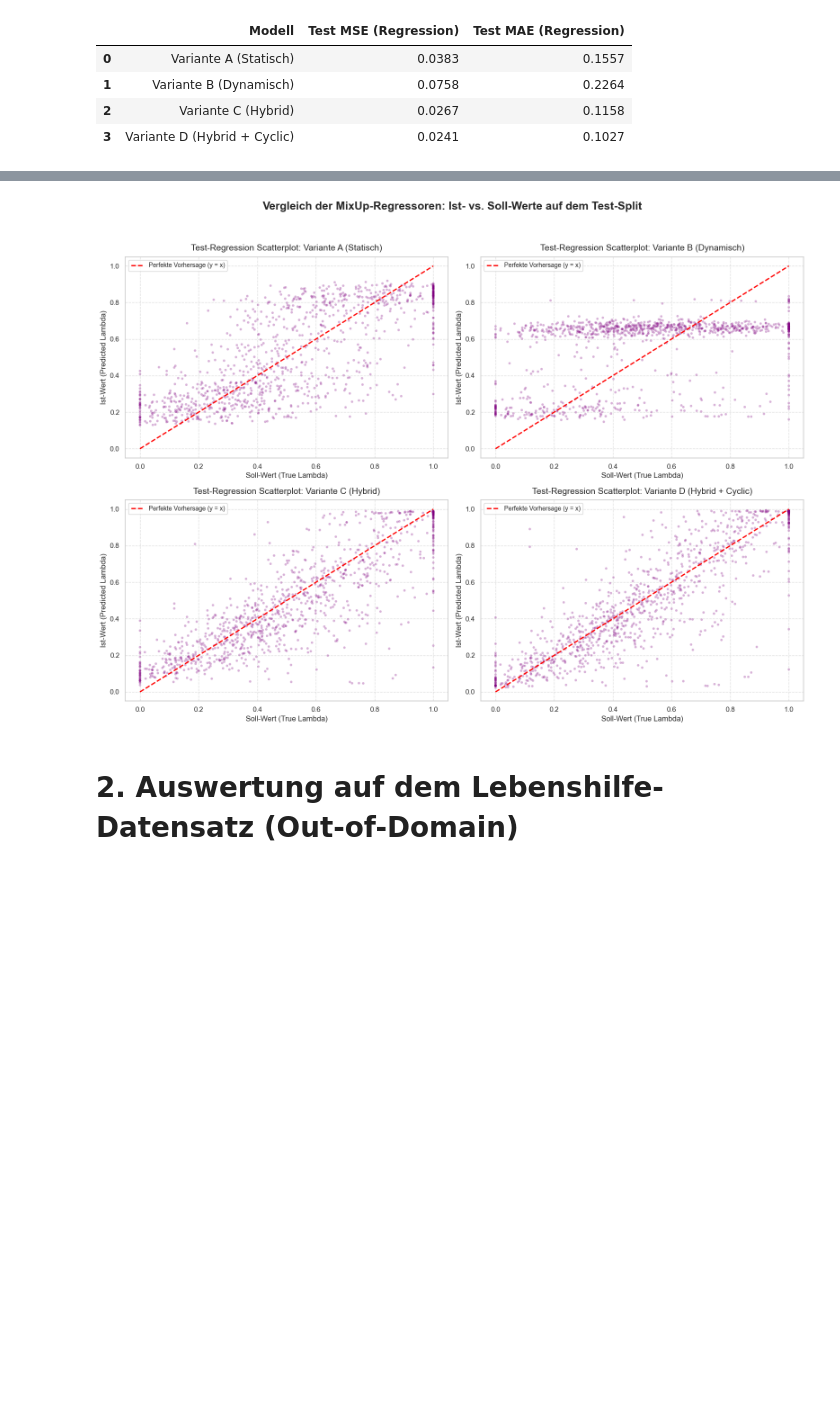
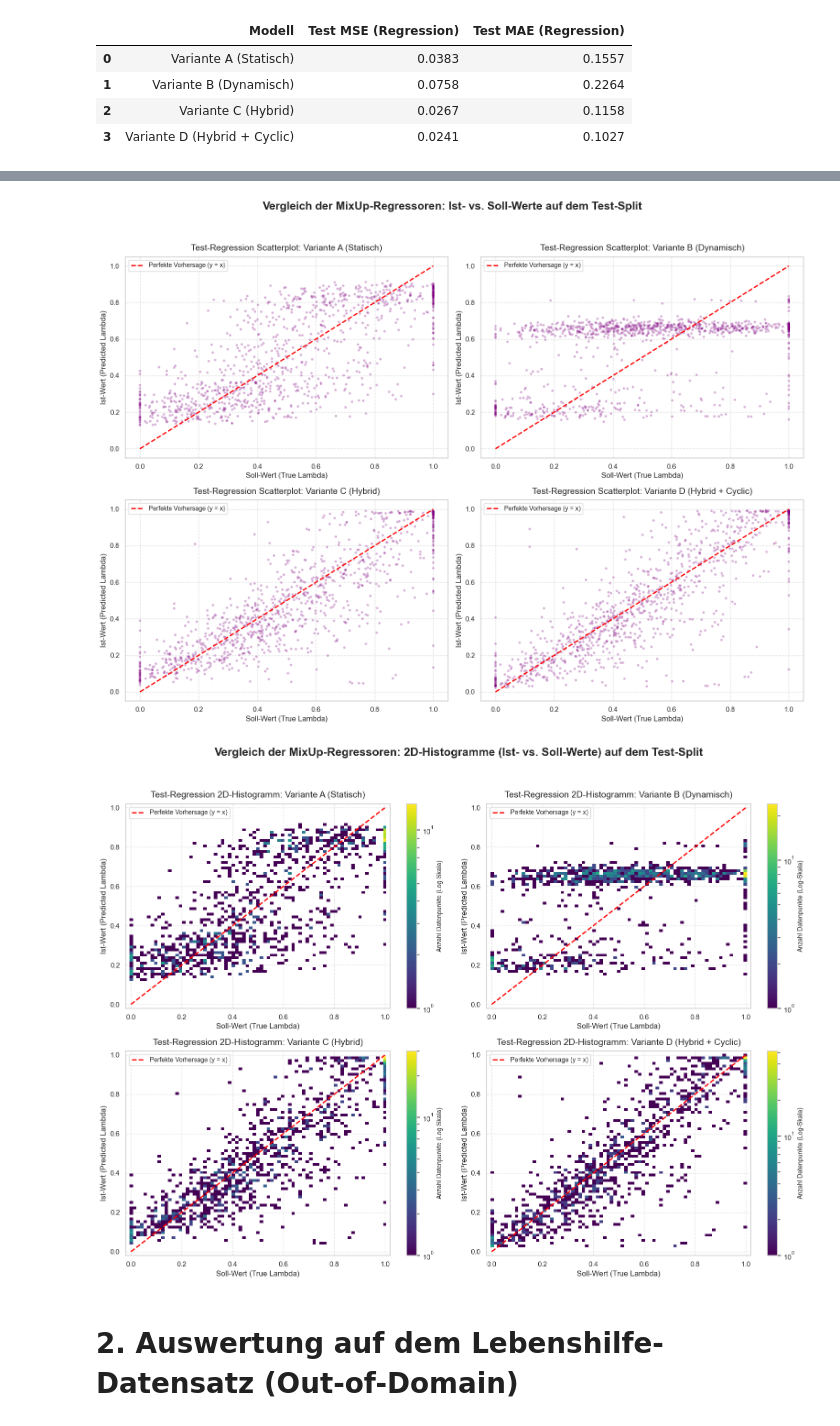
Before and after one commit to mcfiet/master-thesis, a Jupyter notebook: notebooks/4_mixup_model_evaluation.ipynb, the cells around one changed output, grey strips where cells are left out. Saved outputs shown, nothing was run; the diff lists cells and outputs as text; code cells hidden in the pictures; blank space fills up the shorter version.

```diff
--- a/notebooks/4_mixup_model_evaluation.ipynb
+++ b/notebooks/4_mixup_model_evaluation.ipynb
@@ -405,7 +447,7 @@ Regressionsergebnisse auf dem Test-Split (Mixup):
 | 2 | Variante C (Hybrid) | 0.0267 | 0.1158 |
 | 3 | Variante D (Hybrid + Cyclic) | 0.0241 | 0.1027 |
 # %%
-# 1.4. Visualisierung der Regression auf dem Test-Split (KDE-Dichte und Scatterplots)
+# 1.4. Visualisierung der Regression auf dem Test-Split (KDE-Dichte, Scatterplots und 2D-Histogramme)
 
 # 1.4.1. KDE-Plot der Vorhersagen (gemischt) vs. True Targets
 fig, axes = plt.subplots(2, 2, figsize=(16, 12))
@@ -427,33 +469,63 @@ for i, model_name in enumerate(test_reg_preds.keys()):
 plt.suptitle("Vergleich der MixUp-Regressoren: Vorhersage- vs. Target-Verteilung auf dem gemischten Test-Split", fontsize=18, weight="bold", y=0.98)
 plt.tight_layout(rect=[0, 0, 1, 0.95])
 plt.savefig("../results/mixup_test_regression_kde.png", dpi=300)
 plt.show()
 
 # 1.4.2. Scatterplots Ist- vs. Soll-Wert
 fig, axes = plt.subplots(2, 2, figsize=(16, 12))
 axes = axes.ravel()
 for i, model_name in enumerate(test_reg_preds.keys()):
     all_preds = test_reg_preds[model_name]["preds"]
     all_targets = test_reg_preds[model_name]["targets"]
 
     axes[i].scatter(all_targets, all_preds, alpha=0.3, color="purple", edgecolors='none', s=15)
     axes[i].plot([0, 1], [0, 1], color="red", linestyle="--", linewidth=2, label="Perfekte Vorhersage (y = x)")
 
     axes[i].set_title(f"Test-Regression Scatterplot: {model_name}", fontsize=14, pad=10)
     axes[i].set_xlabel("Soll-Wert (True Lambda)", fontsize=12)
     axes[i].set_ylabel("Ist-Wert (Predicted Lambda)", fontsize=12)
     axes[i].set_xlim(-0.05, 1.05)
     axes[i].set_ylim(-0.05, 1.05)
     axes[i].legend(fontsize=10, loc="upper left")
     axes[i].grid(True, linestyle="--", alpha=0.6)
 
 plt.suptitle("Vergleich der MixUp-Regressoren: Ist- vs. Soll-Werte auf dem Test-Split", fontsize=18, weight="bold", y=0.98)
 plt.tight_layout(rect=[0, 0, 1, 0.95])
 plt.savefig("../results/mixup_test_regression_scatterplot.png", dpi=300)
 plt.show()
+
+# 1.4.3. 2D-Histogramme Ist- vs. Soll-Wert
+fig, axes = plt.subplots(2, 2, figsize=(16, 12))
+axes = axes.ravel()
+for i, model_name in enumerate(test_reg_preds.keys()):
+    all_preds = test_reg_preds[model_name]["preds"]
+    all_targets = test_reg_preds[model_name]["targets"]
+
+    counts, xedges, yedges, im = axes[i].hist2d(
+        all_targets, all_preds, bins=75, range=[[-0.02, 1.02], [-0.02, 1.02]],
+        cmap="viridis", norm=mcolors.LogNorm(), cmin=1
+    )
+    axes[i].plot([0, 1], [0, 1], color="red", linestyle="--", linewidth=2, label="Perfekte Vorhersage (y = x)")
+
+    axes[i].set_title(f"Test-Regression 2D-Histogramm: {model_name}", fontsize=14, pad=10)
+    axes[i].set_xlabel("Soll-Wert (True Lambda)", fontsize=12)
+    axes[i].set_ylabel("Ist-Wert (Predicted Lambda)", fontsize=12)
+    axes[i].set_xlim(-0.02, 1.02)
+    axes[i].set_ylim(-0.02, 1.02)
+    axes[i].legend(fontsize=10, loc="upper left")
+    axes[i].grid(True, linestyle="--", alpha=0.5)
+
+    cbar = fig.colorbar(im, ax=axes[i])
+    cbar.set_label("Anzahl Datenpunkte (Log-Skala)", fontsize=10)
+
+plt.suptitle("Vergleich der MixUp-Regressoren: 2D-Histogramme (Ist- vs. Soll-Werte) auf dem Test-Split", fontsize=18, weight="bold", y=0.98)
+plt.tight_layout(rect=[0, 0, 1, 0.95])
+plt.savefig("../results/mixup_test_regression_hist2d.png", dpi=300)
+plt.show()
 # %% [output]
 [figure]
 [figure]
+[figure, added]
 # %% [markdown]
 # 2. Auswertung auf dem Lebenshilfe-Datensatz (Out-of-Domain)
 # %%
```
Also changed, not shown: parts of 4 cells of this notebook, 6 other files.
